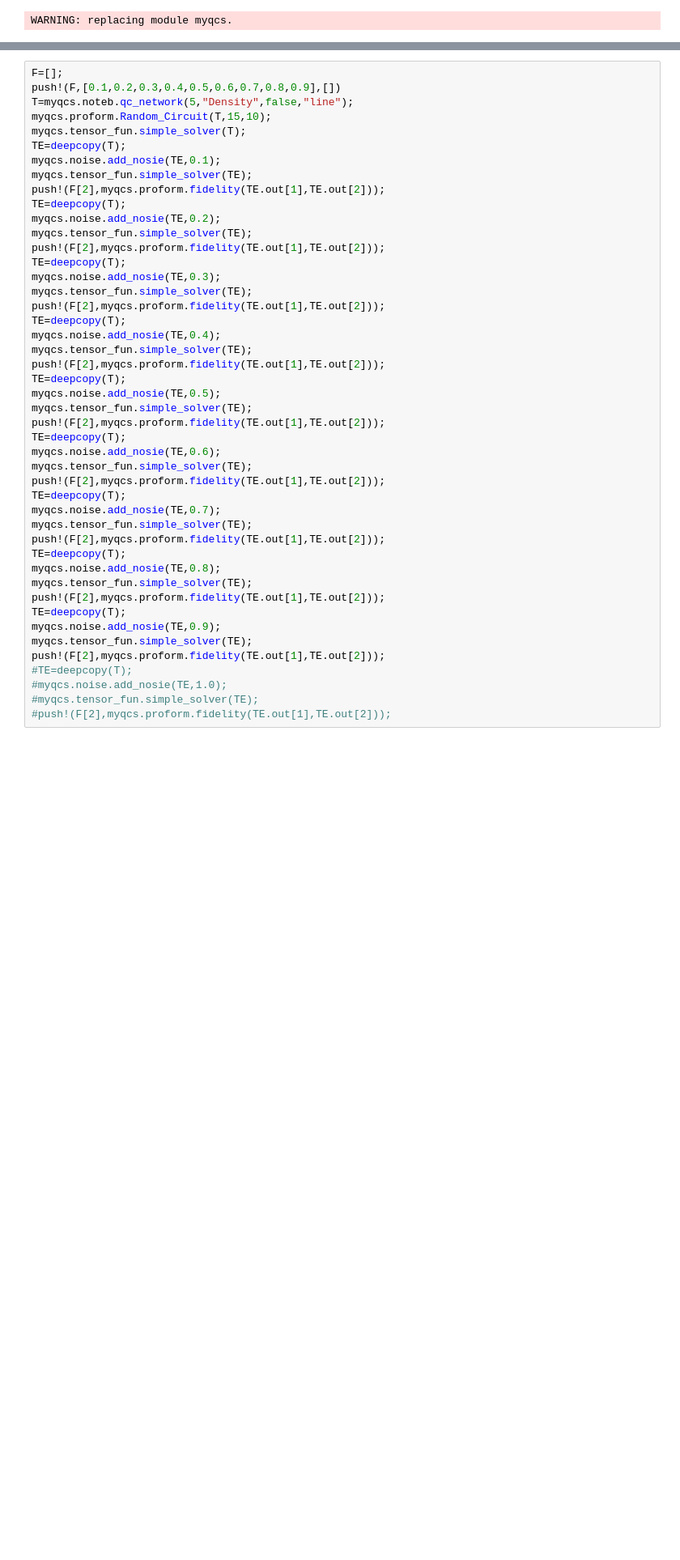
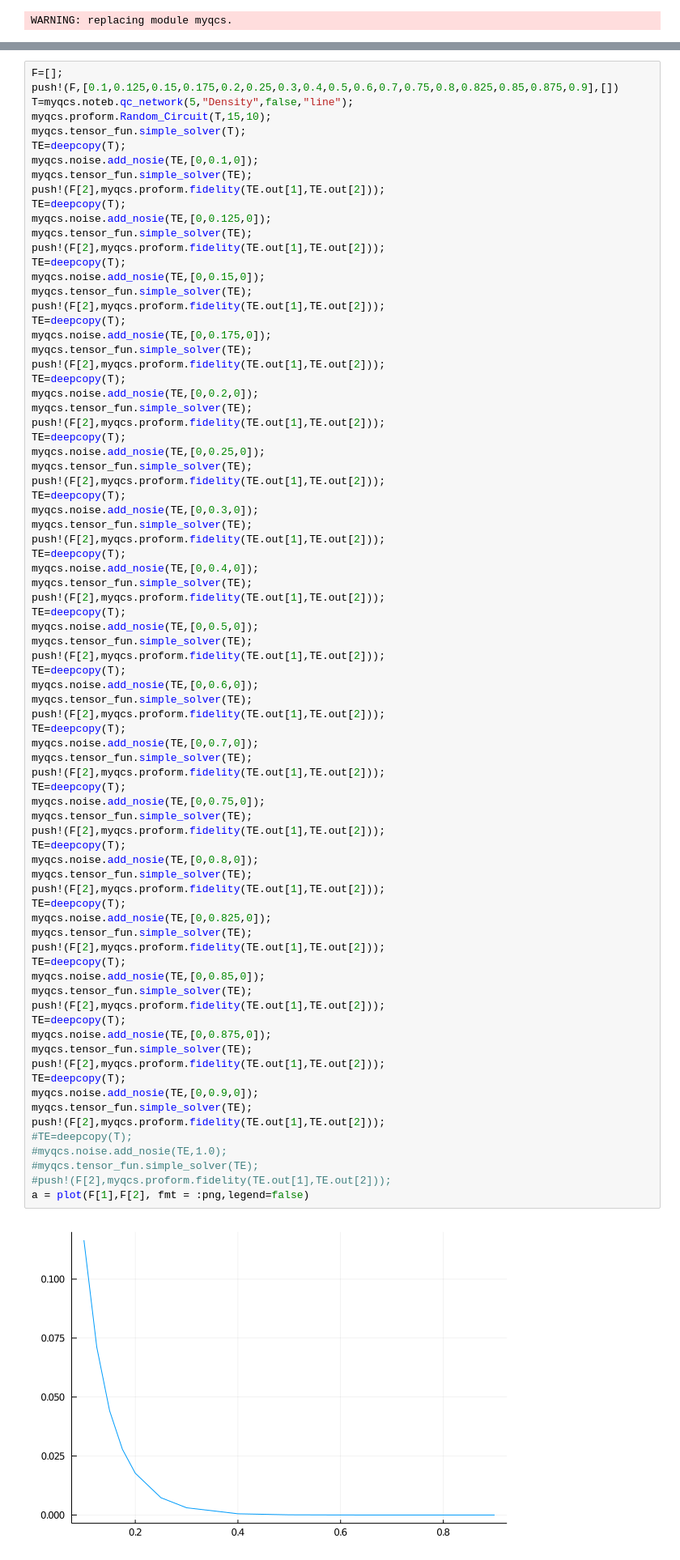
Before and after one commit to smeeton1/jrodqcs, a Jupyter notebook: nb/Ex_noise.ipynb, the cells around one changed output, grey strips where cells are left out. Shown at 81% size. Saved outputs shown, nothing was run; the diff lists cells and outputs as text; blank space fills up the shorter version.

Commit message:
set up fidelity curves for all noise and debugged the noise.

```diff
--- a/nb/Ex_noise.ipynb
+++ b/nb/Ex_noise.ipynb
@@ -6,46 +87,81 @@ WARNING: replacing module myqcs.
 # %%
 F=[];
-push!(F,[0.1,0.2,0.3,0.4,0.5,0.6,0.7,0.8,0.9],[])
+push!(F,[0.1,0.125,0.15,0.175,0.2,0.25,0.3,0.4,0.5,0.6,0.7,0.75,0.8,0.825,0.85,0.875,0.9],[])
 T=myqcs.noteb.qc_network(5,"Density",false,"line");
 myqcs.proform.Random_Circuit(T,15,10);
 myqcs.tensor_fun.simple_solver(T);
 TE=deepcopy(T);
-myqcs.noise.add_nosie(TE,0.1);
+myqcs.noise.add_nosie(TE,[0,0.1,0]);
 myqcs.tensor_fun.simple_solver(TE);
 push!(F[2],myqcs.proform.fidelity(TE.out[1],TE.out[2]));
 TE=deepcopy(T);
-myqcs.noise.add_nosie(TE,0.2);
+myqcs.noise.add_nosie(TE,[0,0.125,0]);
 myqcs.tensor_fun.simple_solver(TE);
 push!(F[2],myqcs.proform.fidelity(TE.out[1],TE.out[2]));
 TE=deepcopy(T);
-myqcs.noise.add_nosie(TE,0.3);
+myqcs.noise.add_nosie(TE,[0,0.15,0]);
 myqcs.tensor_fun.simple_solver(TE);
 push!(F[2],myqcs.proform.fidelity(TE.out[1],TE.out[2]));
 TE=deepcopy(T);
-myqcs.noise.add_nosie(TE,0.4);
+myqcs.noise.add_nosie(TE,[0,0.175,0]);
 myqcs.tensor_fun.simple_solver(TE);
 push!(F[2],myqcs.proform.fidelity(TE.out[1],TE.out[2]));
 TE=deepcopy(T);
-myqcs.noise.add_nosie(TE,0.5);
+myqcs.noise.add_nosie(TE,[0,0.2,0]);
 myqcs.tensor_fun.simple_solver(TE);
 push!(F[2],myqcs.proform.fidelity(TE.out[1],TE.out[2]));
 TE=deepcopy(T);
-myqcs.noise.add_nosie(TE,0.6);
+myqcs.noise.add_nosie(TE,[0,0.25,0]);
 myqcs.tensor_fun.simple_solver(TE);
 push!(F[2],myqcs.proform.fidelity(TE.out[1],TE.out[2]));
 TE=deepcopy(T);
-myqcs.noise.add_nosie(TE,0.7);
+myqcs.noise.add_nosie(TE,[0,0.3,0]);
 myqcs.tensor_fun.simple_solver(TE);
 push!(F[2],myqcs.proform.fidelity(TE.out[1],TE.out[2]));
 TE=deepcopy(T);
-myqcs.noise.add_nosie(TE,0.8);
+myqcs.noise.add_nosie(TE,[0,0.4,0]);
 myqcs.tensor_fun.simple_solver(TE);
 push!(F[2],myqcs.proform.fidelity(TE.out[1],TE.out[2]));
 TE=deepcopy(T);
-myqcs.noise.add_nosie(TE,0.9);
+myqcs.noise.add_nosie(TE,[0,0.5,0]);
+myqcs.tensor_fun.simple_solver(TE);
+push!(F[2],myqcs.proform.fidelity(TE.out[1],TE.out[2]));
+TE=deepcopy(T);
+myqcs.noise.add_nosie(TE,[0,0.6,0]);
+myqcs.tensor_fun.simple_solver(TE);
+push!(F[2],myqcs.proform.fidelity(TE.out[1],TE.out[2]));
+TE=deepcopy(T);
+myqcs.noise.add_nosie(TE,[0,0.7,0]);
+myqcs.tensor_fun.simple_solver(TE);
+push!(F[2],myqcs.proform.fidelity(TE.out[1],TE.out[2]));
+TE=deepcopy(T);
+myqcs.noise.add_nosie(TE,[0,0.75,0]);
+myqcs.tensor_fun.simple_solver(TE);
+push!(F[2],myqcs.proform.fidelity(TE.out[1],TE.out[2]));
+TE=deepcopy(T);
+myqcs.noise.add_nosie(TE,[0,0.8,0]);
+myqcs.tensor_fun.simple_solver(TE);
+push!(F[2],myqcs.proform.fidelity(TE.out[1],TE.out[2]));
+TE=deepcopy(T);
+myqcs.noise.add_nosie(TE,[0,0.825,0]);
+myqcs.tensor_fun.simple_solver(TE);
+push!(F[2],myqcs.proform.fidelity(TE.out[1],TE.out[2]));
+TE=deepcopy(T);
+myqcs.noise.add_nosie(TE,[0,0.85,0]);
+myqcs.tensor_fun.simple_solver(TE);
+push!(F[2],myqcs.proform.fidelity(TE.out[1],TE.out[2]));
+TE=deepcopy(T);
+myqcs.noise.add_nosie(TE,[0,0.875,0]);
+myqcs.tensor_fun.simple_solver(TE);
+push!(F[2],myqcs.proform.fidelity(TE.out[1],TE.out[2]));
+TE=deepcopy(T);
+myqcs.noise.add_nosie(TE,[0,0.9,0]);
 myqcs.tensor_fun.simple_solver(TE);
 push!(F[2],myqcs.proform.fidelity(TE.out[1],TE.out[2]));
 #TE=deepcopy(T);
 #myqcs.noise.add_nosie(TE,1.0);
 #myqcs.tensor_fun.simple_solver(TE);
 #push!(F[2],myqcs.proform.fidelity(TE.out[1],TE.out[2]));
+a = plot(F[1],F[2], fmt = :png,legend=false)
+# %% [output]
+[figure, added]
```
Also changed, not shown: parts of 7 cells of this notebook, 1 other file.
